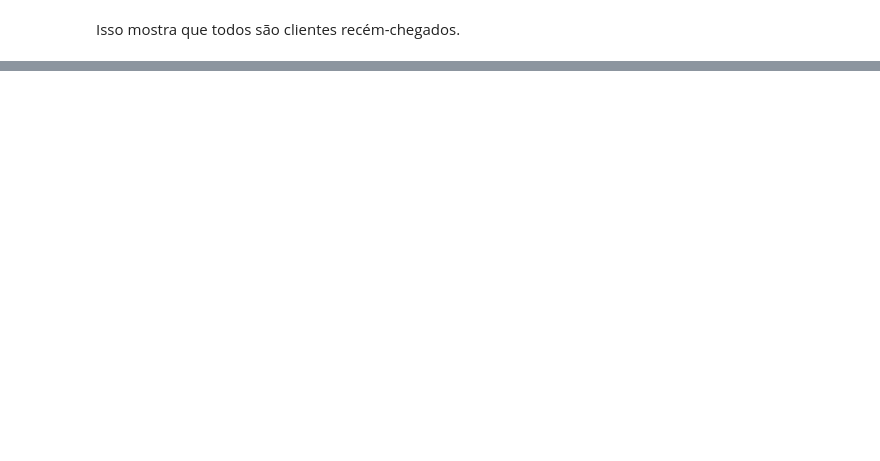
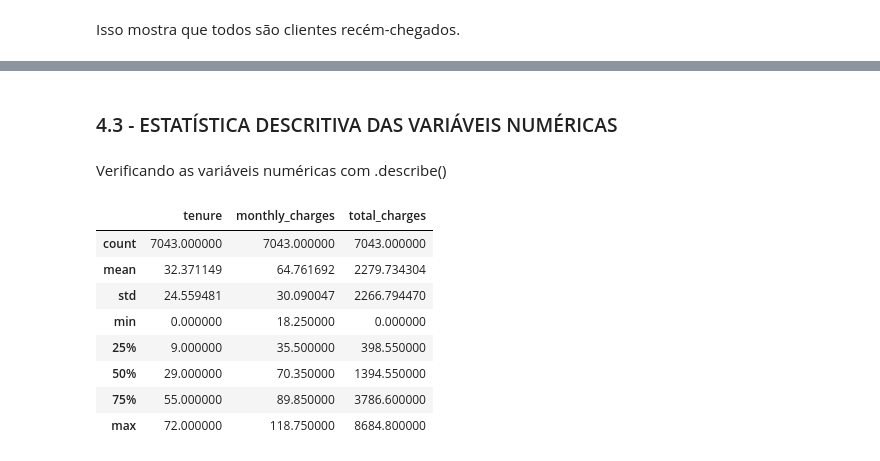
Before and after one commit to judonato/churn-telecom, a Jupyter notebook: notebook_eda.ipynb, the cells around one changed output, grey strips where cells are left out. Cells and saved outputs as stored; diff of their text form; code cells hidden in the pictures; blank space fills up the shorter version.

```diff
--- a/notebook_eda.ipynb
+++ b/notebook_eda.ipynb
@@ -96,7 +133,7 @@ Agora, analisando a coluna 'customerID', sua cardinalidade é igual ao número d
 
 Portanto, é possível excluir essa coluna do dataframe.
 # %%
-df = df.drop(['customerID'], axis=1)
+df = df.drop(['customer_i_d'], axis=1)
 # %%
 df.info()
 # %% [output]
@@ -121,0 +163,10 @@ Verificando a proporção de clientes que cancelaram vs que não cancelaram.
+# %%
+cols = [
+    'gender', 'senior_citizen', 'partner', 'dependents', 'phone_service', 'multiple_lines',
+    'internet_service', 'online_security', 'online_backup', 'device_protection', 'tech_support',
+    'streaming_tv', 'streaming_movies', 'contract', 'paperless_billing', 'payment_method', 'churn'
+]
+
+for col in cols:
+    print(f"\nColuna: {col}")
+    print(f"Valores únicos: {list(df[col].unique())}")
@@ -121,0 +200,5 @@ Verificando a proporção de clientes que cancelaram vs que não cancelaram.
+# %%
+cols_dependentes = ['online_security', 'online_backup', 'device_protection', 'tech_support', 'streaming_tv', 'streaming_movies']
+
+for col in cols_dependentes:
+    df[col] = df[col].replace('No internet service', 'No')
@@ -121,0 +215,2 @@ Verificando a proporção de clientes que cancelaram vs que não cancelaram.
+# %%
+df['multiple_lines'] = df['multiple_lines'].replace('No phone service', 'No')
@@ -128,0 +260,16 @@ Name: proportion, dtype: float64
+# %% [markdown]
+### 4.3 - ESTATÍSTICA DESCRITIVA DAS VARIÁVEIS NUMÉRICAS
+# %% [markdown]
+Verificando as variáveis numéricas com .describe()
+# %%
+df[['tenure', 'monthly_charges', 'total_charges']].describe()
+# %% [output]
+|  | tenure | monthly_charges | total_charges |
+| count | 7043.000000 | 7043.000000 | 7043.000000 |
+| mean | 32.371149 | 64.761692 | 2279.734304 |
+| std | 24.559481 | 30.090047 | 2266.794470 |
+| min | 0.000000 | 18.250000 | 0.000000 |
+| 25% | 9.000000 | 35.500000 | 398.550000 |
+| 50% | 29.000000 | 70.350000 | 1394.550000 |
+| 75% | 55.000000 | 89.850000 | 3786.600000 |
+| max | 72.000000 | 118.750000 | 8684.800000 |
```
Also changed, not shown: parts of 67 cells of this notebook.
